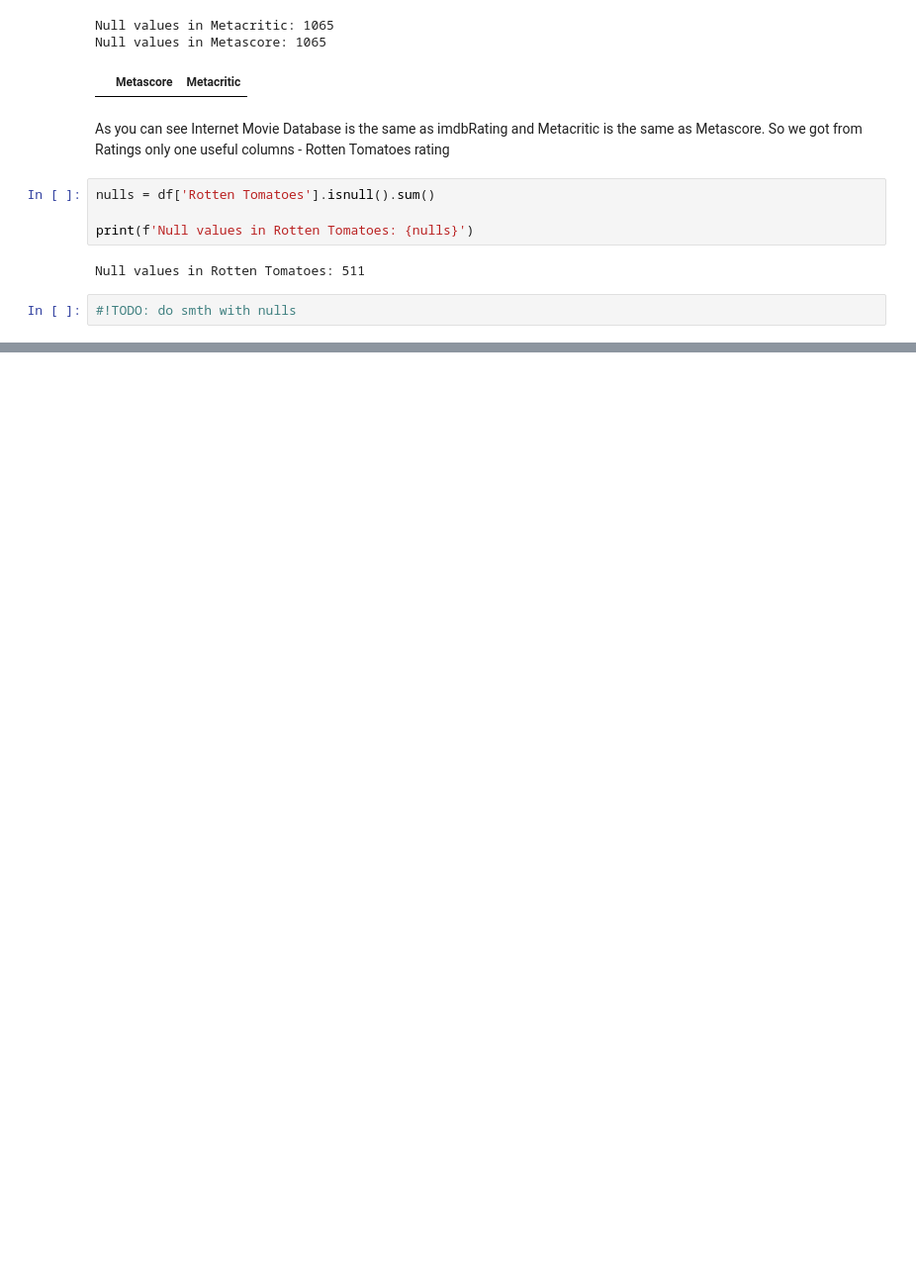
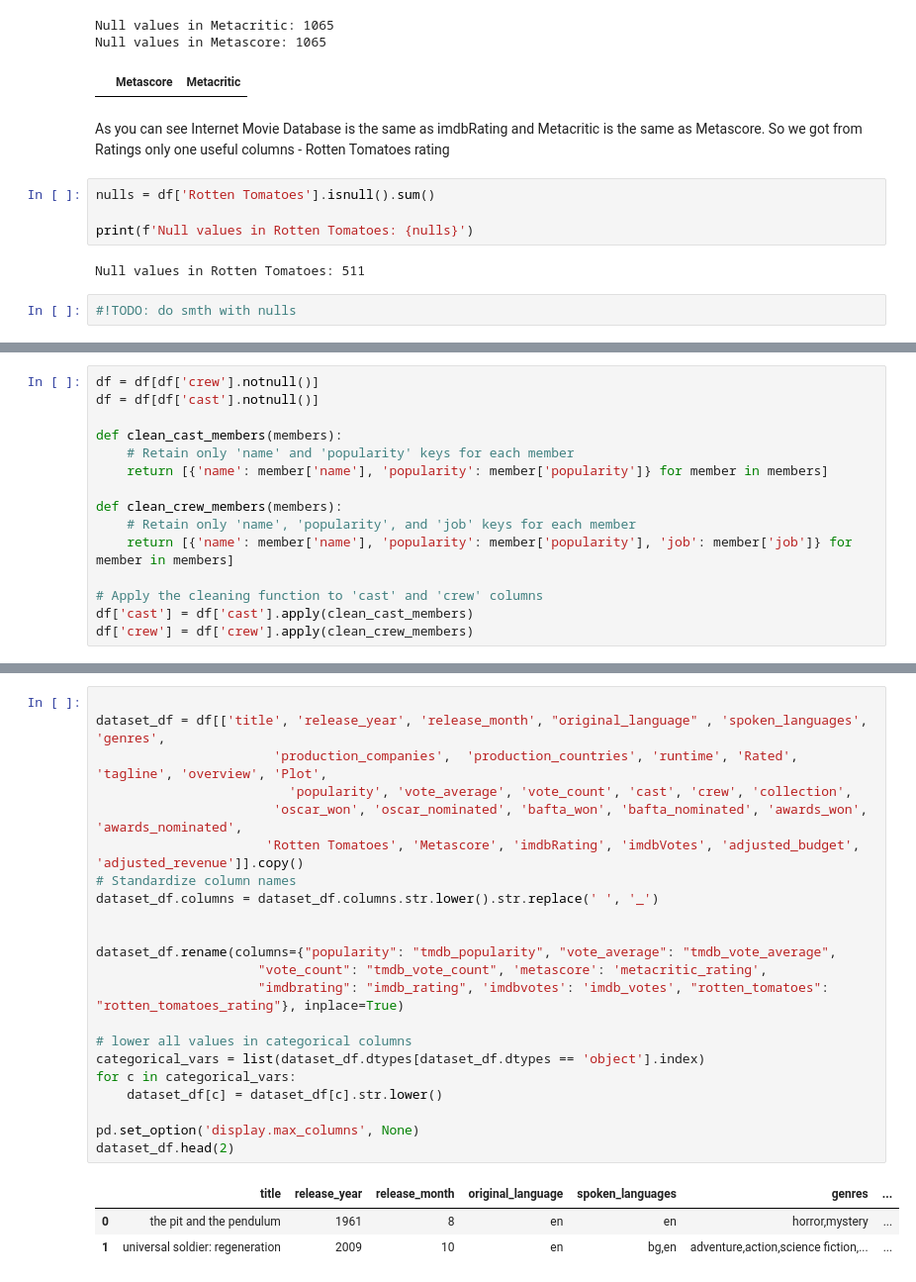
Before and after one commit to olgazju/ml_camp_2023, a Jupyter notebook: midterm_project/notebooks/1-Data-Cleaning.ipynb, the cells around one changed output, grey strips where cells are left out. Shown at 99% size. Saved outputs shown, nothing was run; the diff lists cells and outputs as text; blank space fills up the shorter version.

```diff
--- a/midterm_project/notebooks/1-Data-Cleaning.ipynb
+++ b/midterm_project/notebooks/1-Data-Cleaning.ipynb
@@ -580,0 +680,15 @@ Null values in Rotten Tomatoes: 511
+# %%
+df = df[df['crew'].notnull()]
+df = df[df['cast'].notnull()]
+
+def clean_cast_members(members):
+    # Retain only 'name' and 'popularity' keys for each member
+    return [{'name': member['name'], 'popularity': member['popularity']} for member in members]
+
+def clean_crew_members(members):
+    # Retain only 'name', 'popularity', and 'job' keys for each member
+    return [{'name': member['name'], 'popularity': member['popularity'], 'job': member['job']} for member in members]
+
+# Apply the cleaning function to 'cast' and 'crew' columns
+df['cast'] = df['cast'].apply(clean_cast_members)
+df['crew'] = df['crew'].apply(clean_crew_members)
@@ -580,0 +759,26 @@ Null values in Rotten Tomatoes: 511
+# %%
+
+dataset_df = df[['title', 'release_year', 'release_month', "original_language" , 'spoken_languages', 'genres',
+                       'production_companies',  'production_countries', 'runtime', 'Rated', 'tagline', 'overview', 'Plot',
+                         'popularity', 'vote_average', 'vote_count', 'cast', 'crew', 'collection',
+                       'oscar_won', 'oscar_nominated', 'bafta_won', 'bafta_nominated', 'awards_won', 'awards_nominated',
+                      'Rotten Tomatoes', 'Metascore', 'imdbRating', 'imdbVotes', 'adjusted_budget', 'adjusted_revenue']].copy()
+# Standardize column names
+dataset_df.columns = dataset_df.columns.str.lower().str.replace(' ', '_')
+
+
+dataset_df.rename(columns={"popularity": "tmdb_popularity", "vote_average": "tmdb_vote_average",
+                     "vote_count": "tmdb_vote_count", 'metascore': 'metacritic_rating',
+                     "imdbrating": "imdb_rating", 'imdbvotes': 'imdb_votes', "rotten_tomatoes": "rotten_tomatoes_rating"}, inplace=True)
+
+# lower all values in categorical columns
+categorical_vars = list(dataset_df.dtypes[dataset_df.dtypes == 'object'].index)
+for c in categorical_vars:
+    dataset_df[c] = dataset_df[c].str.lower()
+
+pd.set_option('display.max_columns', None)
+dataset_df.head(2)
+# %% [output]
+|  | title | release_year | release_month | original_language | spoken_languages | genres | ... |
+| 0 | the pit and the pendulum | 1961 | 8 | en | en | horror,mystery | ... |
+| 1 | universal soldier: regeneration | 2009 | 10 | en | bg,en | adventure,action,science fiction,... | ... |
```
Also changed, not shown: parts of 15 cells of this notebook, 2 other files.
